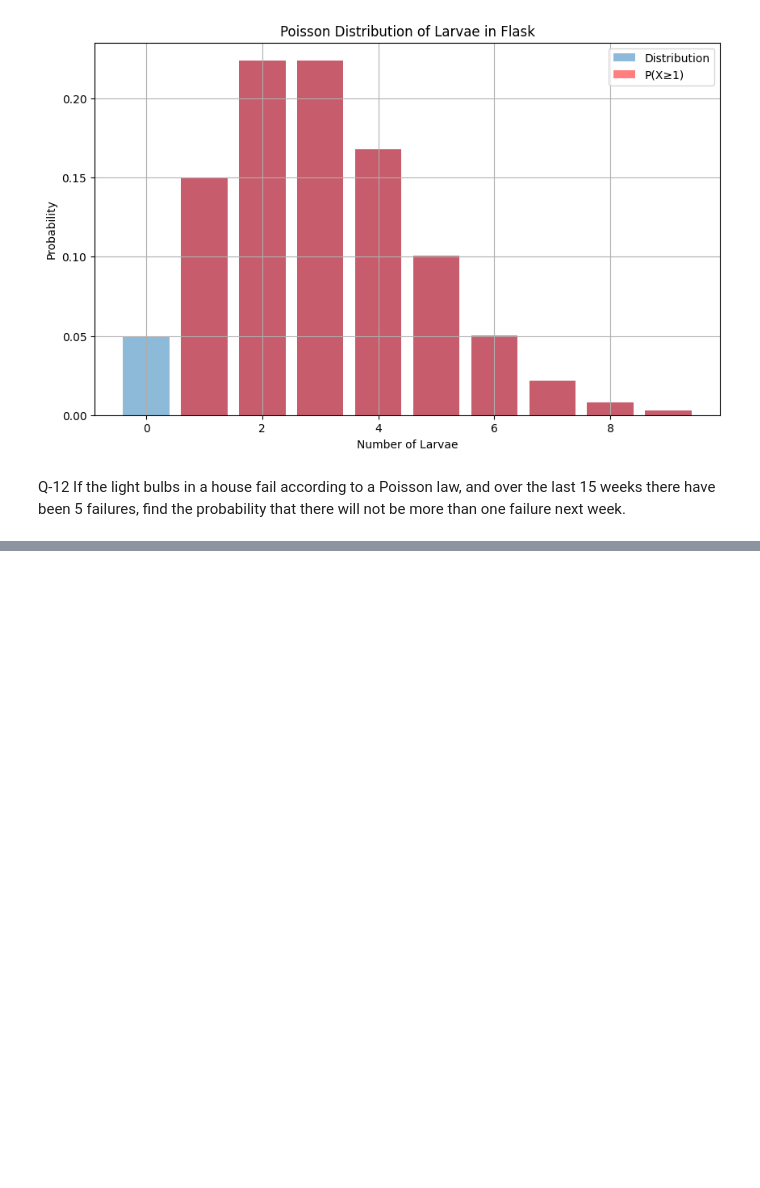
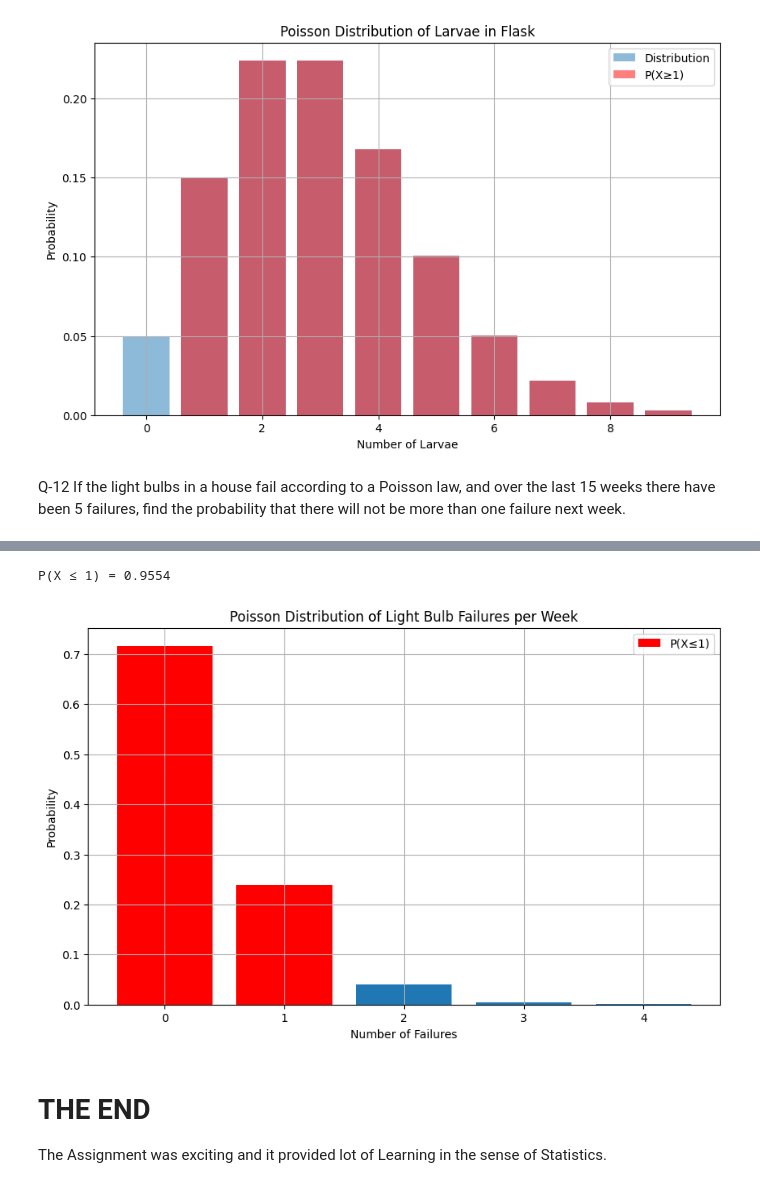
Before and after one commit to Moavia-Hassan/MS-Data-Science, a Jupyter notebook: Assignment_3_MoaviaHassan_24_MS_DS_09.ipynb, the cells around one changed output, grey strips where cells are left out. Cells and saved outputs as stored; diff of their text form; code cells hidden in the pictures; blank space fills up the shorter version.

Commit message:
I have completed all the 12 Questions of Assignment

```diff
--- a/Assignment_3_MoaviaHassan_24_MS_DS_09.ipynb
+++ b/Assignment_3_MoaviaHassan_24_MS_DS_09.ipynb
@@ -1683,0 +1702,34 @@ more than one failure next week.
+# %%
+from scipy.stats import poisson
+import numpy as np
+import matplotlib.pyplot as plt
+
+# Parameters
+lambda_param = 5/15  # failures per week
+
+# Calculate P(X ≤ 1)
+prob_0 = poisson.pmf(0, lambda_param)
+prob_1 = poisson.pmf(1, lambda_param)
+total_prob = prob_0 + prob_1
+print(f"P(X ≤ 1) = {total_prob:.4f}")  # 0.9161 or 91.61%
+
+# Visualization
+plt.figure(figsize=(10, 6))
+x = np.arange(0, 5)
+pmf = poisson.pmf(x, lambda_param)
+
+plt.bar(x, pmf)
+plt.bar([0,1], [pmf[0], pmf[1]], color='red', label='P(X≤1)')
+plt.title('Poisson Distribution of Light Bulb Failures per Week')
+plt.xlabel('Number of Failures')
+plt.ylabel('Probability')
+plt.legend()
+plt.grid(True)
+plt.show()
+# %% [output]
+P(X ≤ 1) = 0.9554
+[figure, added]
+# %% [markdown]
+# **THE END**
+
+The Assignment was exciting and it provided lot of Learning in the sense of Statistics.
```
Also changed, not shown: parts of 1 cell of this notebook.
